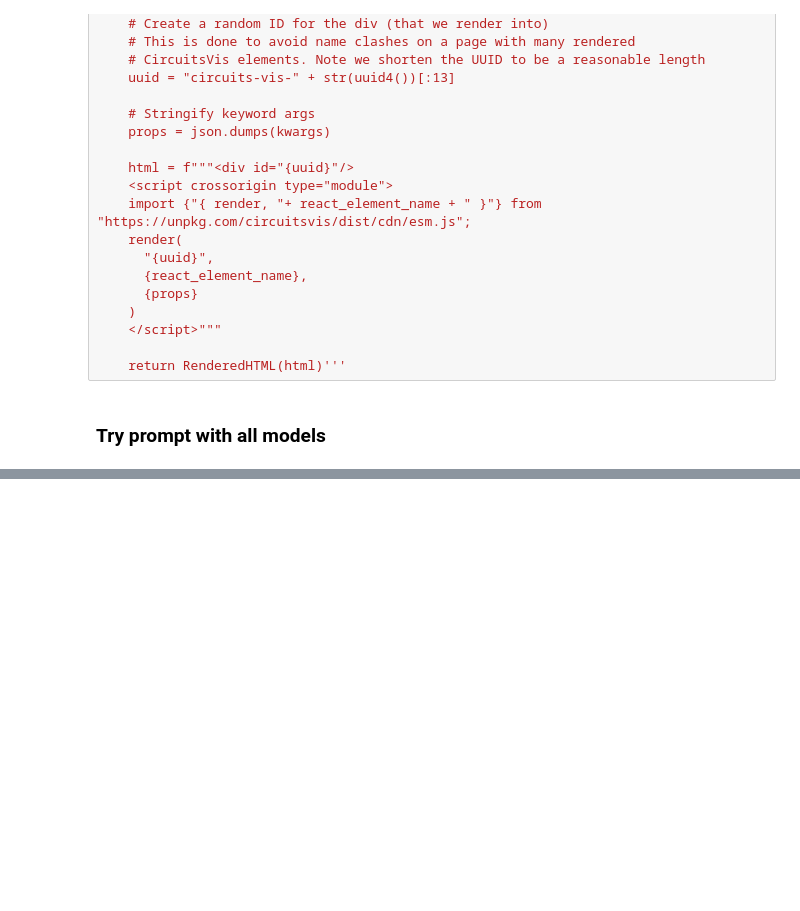
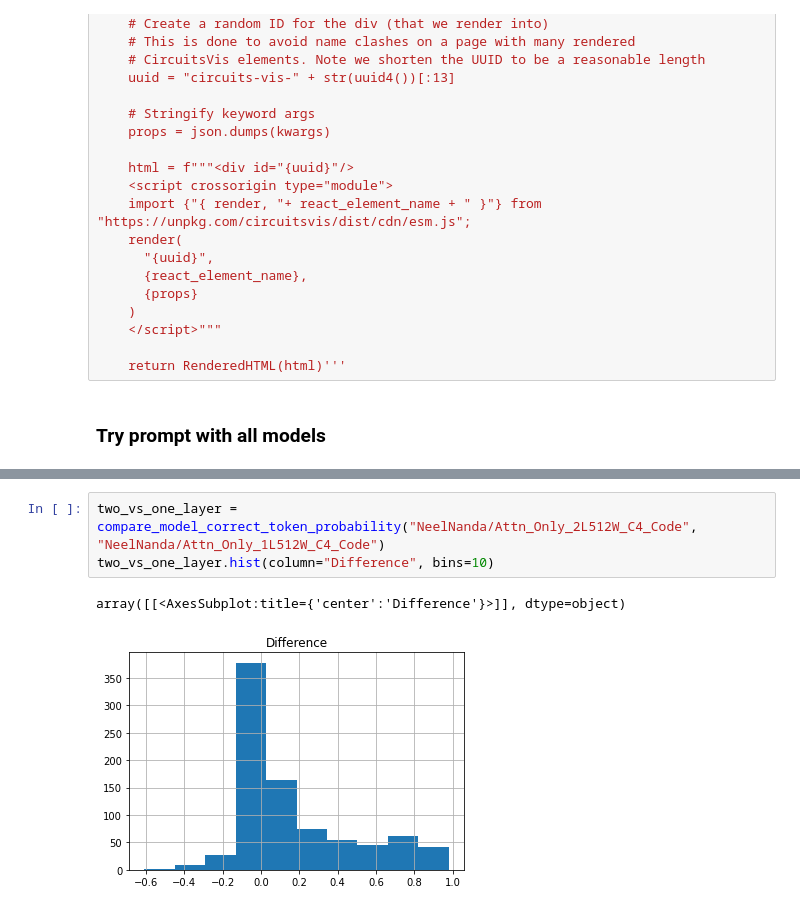
Before and after one commit to alan-cooney/mech-interp-code-generation, a Jupyter notebook: 1-different-models.ipynb, the cells around one changed output, grey strips where cells are left out. Cells and saved outputs as stored; diff of their text form; blank space fills up the shorter version.

```diff
--- a/1-different-models.ipynb
+++ b/1-different-models.ipynb
@@ -270,0 +314,6 @@ colored_results
+# %%
+two_vs_one_layer = compare_model_correct_token_probability("NeelNanda/Attn_Only_2L512W_C4_Code", "NeelNanda/Attn_Only_1L512W_C4_Code")
+two_vs_one_layer.hist(column="Difference", bins=10)
+# %% [output]
+array([[<AxesSubplot:title={'center':'Difference'}>]], dtype=object)
+[figure, added]
```
Also changed, not shown: parts of 8 cells of this notebook, 1 other file.
